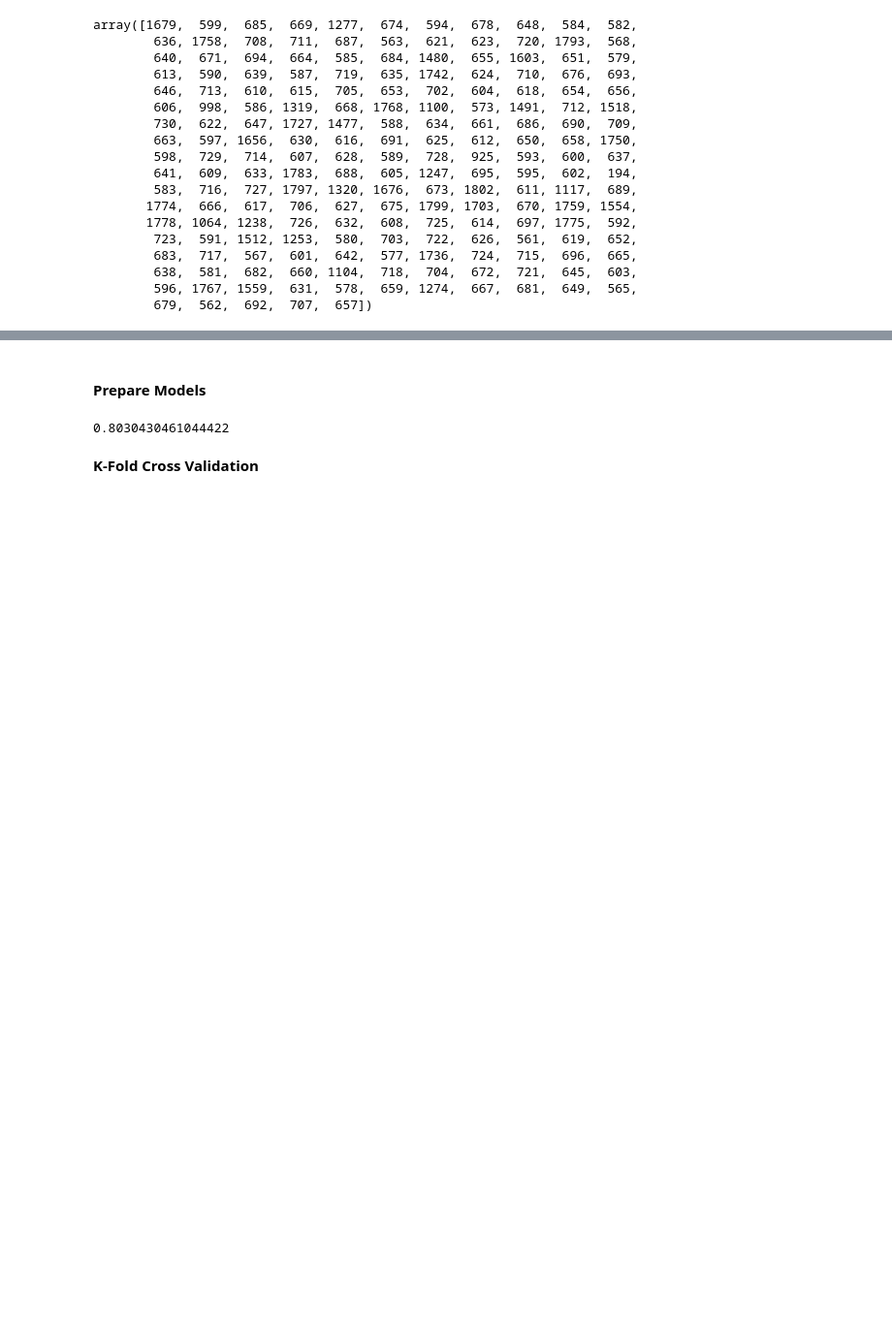
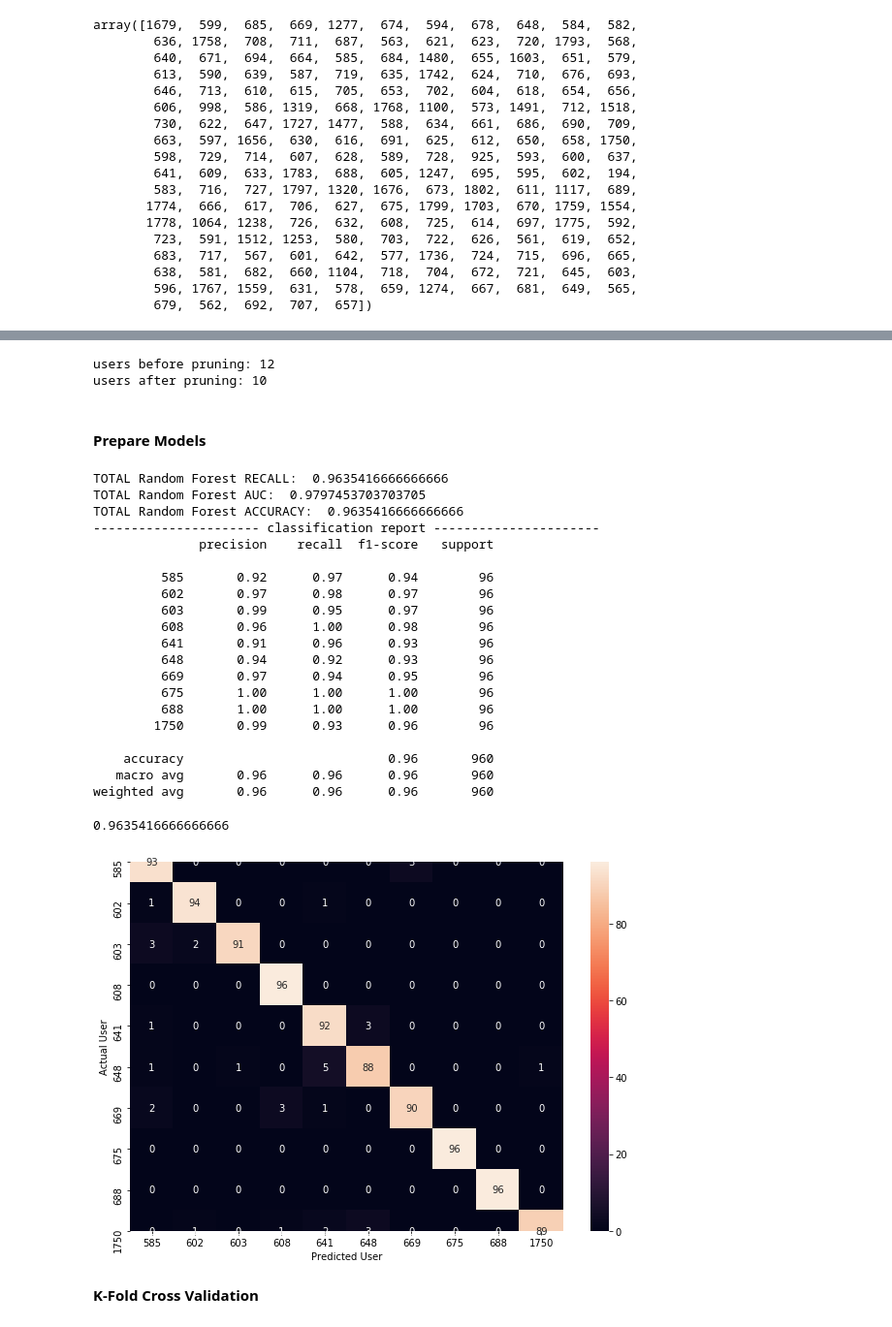
Before and after one commit to ek169/CSC_461_Final, a Jupyter notebook: Final_Project.ipynb, the cells around one changed output, grey strips where cells are left out. Shown at 97% size. Saved outputs shown, nothing was run; the diff lists cells and outputs as text; code cells hidden in the pictures; blank space fills up the shorter version.

Commit message:
updating with confusion matrix and precision/recall metrics, as well as stratified sampling for validation

```diff
--- a/Final_Project.ipynb
+++ b/Final_Project.ipynb
@@ -267,12 +259,41 @@ there is no movement. So we'll get rid of it.
 '''
 useful_feature_vector = feature_vector[feature_vector['avg_peaks'] != 0]
 
+# max number of dropped windows, 20%
+max_users = 10
+cuttoff = minDataPoints//40
+cuttoff -= cuttoff//10 * 2
+
+# num users before pruning
+print("users before pruning: " + str(len(useful_feature_vector.user.unique())))
+
+# pruning after windowing
+unique_users = useful_feature_vector.user.unique()
+
+for i in unique_users:
+    # if there are less features than the cutoff, then get rid of that user
+    if len(useful_feature_vector[useful_feature_vector.user == i]) < cuttoff:
+        useful_feature_vector = useful_feature_vector[useful_feature_vector.user != i]
+    else:
+        # otherwise let's get rid of the excess features
+        useful_feature_vector = useful_feature_vector.drop(useful_feature_vector[useful_feature_vector.user == i][cuttoff:].index)
+
+
+unique_users = useful_feature_vector.user.unique()
+
+for i in range(0, len(unique_users)):
+    # if there are more than the max users, get rid of them
+    if i > max_users - 1:
+        useful_feature_vector = useful_feature_vector[useful_feature_vector.user != unique_users[i]]
+print("users after pruning: " + str(len(useful_feature_vector.user.unique())))
+
+
+
 # now our training set and labels are ready to be used
 X = useful_feature_vector.drop(columns=['user']).to_numpy()
 y = useful_feature_vector['user'].to_numpy()
+# %% [output]
+users before pruning: 12
+users after pruning: 10
 # %% [markdown]
 <h4>Prepare Models</h4>
-# %%
-def print_metrics(y_test, preds, model_name="N/A"):
-    print(pd.crosstab(y_test, preds, rownames=['Actual User'], colnames=['Predicted User']))
-    print("Accuracy For " + model_name + " Is: " + str(accuracy))
@@ -340,16 +397,37 @@ def logistic_regression(X_train, y_train, X_test, y_test, metrics=False):
 # %%
 # quickly test models
 from sklearn.model_selection import train_test_split
 X_train, X_test, y_train, y_test = train_test_split(
-              X, y, test_size=0.33, random_state=42)
+              X, y, test_size=0.3, random_state=42, stratify=y)
 
 # looks like we're in business
-random_forest(X_train, y_train, X_test, y_test)
-#decision_tree(X_train, y_train, X_test, y_test)
-#support_vector_machine(X_train, y_train, X_test, y_test)
-#logistic_regression(X_train, y_train, X_test, y_test)
+random_forest(X_train, y_train, X_test, y_test, True)
+#decision_tree(X_train, y_train, X_test, y_test, True)
+#support_vector_machine(X_train, y_train, X_test, y_test, True)
+#logistic_regression(X_train, y_train, X_test, y_test, True)
 # %% [output]
-0.8030430461044422
+TOTAL Random Forest RECALL:  0.9635416666666666
+TOTAL Random Forest AUC:  0.9797453703703705
+TOTAL Random Forest ACCURACY:  0.9635416666666666
+---------------------- classification report ----------------------
+              precision    recall  f1-score   support
+
+         585       0.92      0.97      0.94        96
+         602       0.97      0.98      0.97        96
+         603       0.99      0.95      0.97        96
+         608       0.96      1.00      0.98        96
+         641       0.91      0.96      0.93        96
+         648       0.94      0.92      0.93        96
+         669       0.97      0.94      0.95        96
+         675       1.00      1.00      1.00        96
+         688       1.00      1.00      1.00        96
+        1750       0.99      0.93      0.96        96
+
+    accuracy                           0.96       960
+   macro avg       0.96      0.96      0.96       960
+weighted avg       0.96      0.96      0.96       960
+0.9635416666666666
+[figure, added]
 # %% [markdown]
 <b>K-Fold Cross Validation</b>
 # %%
```
Also changed, not shown: parts of 10 cells of this notebook.
